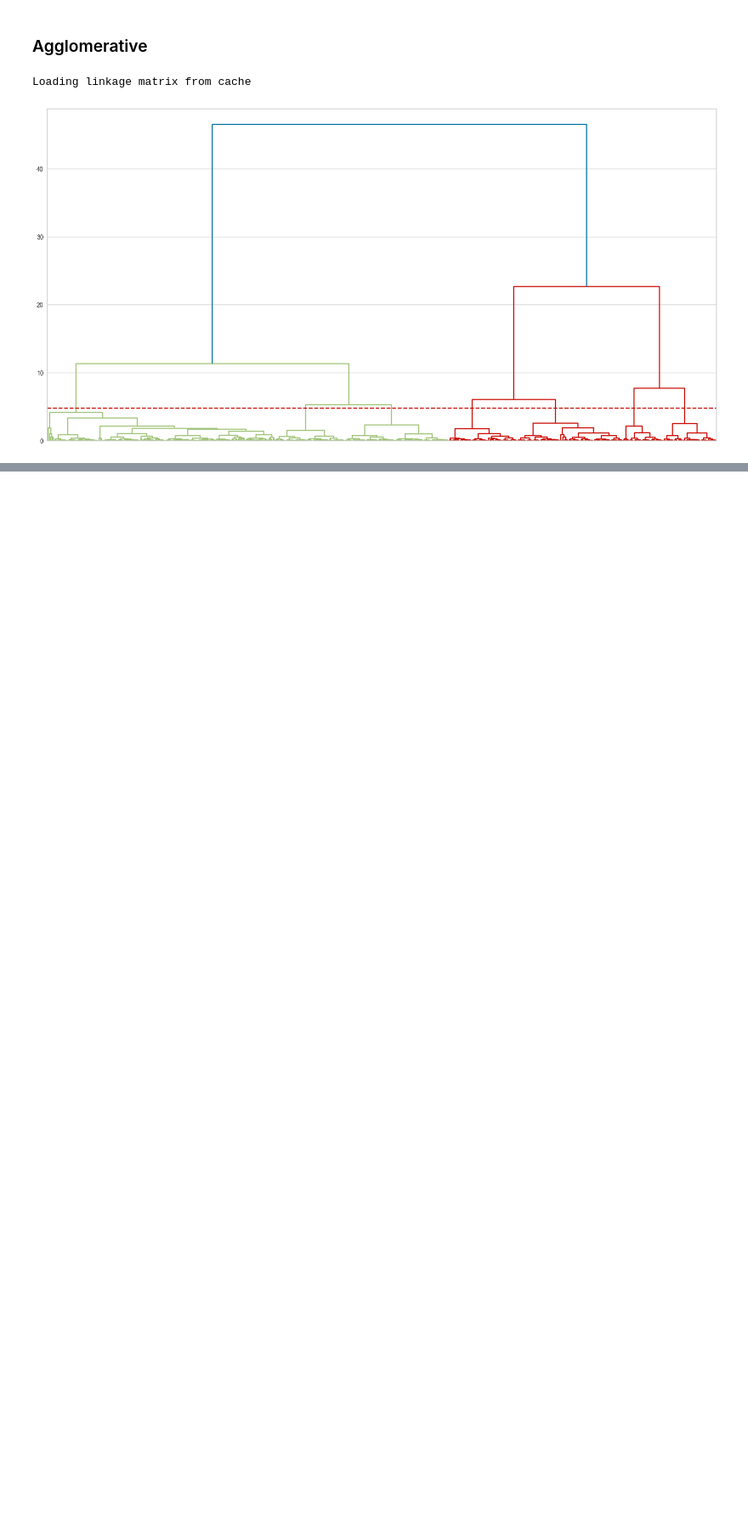
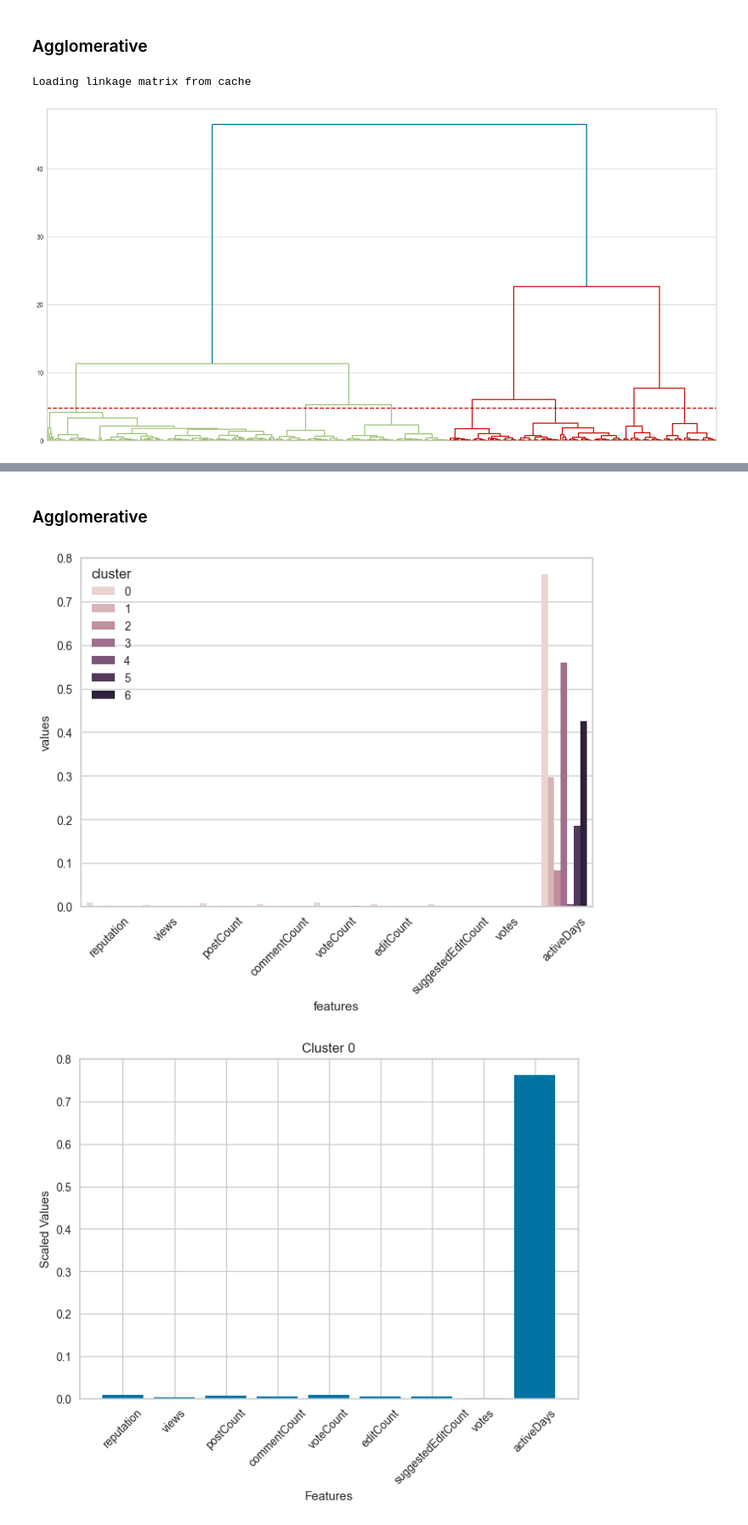
Before and after one commit to ALearningCurve/mism2510-finalproject, a Jupyter notebook: src/analysis.ipynb, the cells around one changed output, grey strips where cells are left out. Shown at 85% size. Saved outputs shown, nothing was run; the diff lists cells and outputs as text; code cells hidden in the pictures; blank space fills up the shorter version.

```diff
--- a/src/analysis.ipynb
+++ b/src/analysis.ipynb
@@ -129,0 +180,7 @@ df['cluster'] = agglomerative.labels_
+# %% [markdown]
+### Agglomerative
+# %%
+plot_clusters(agglomerative.labels_)
+# %% [output]
+[figure, added]
+[figure, added]
```
Also changed, not shown: parts of 10 cells of this notebook.
